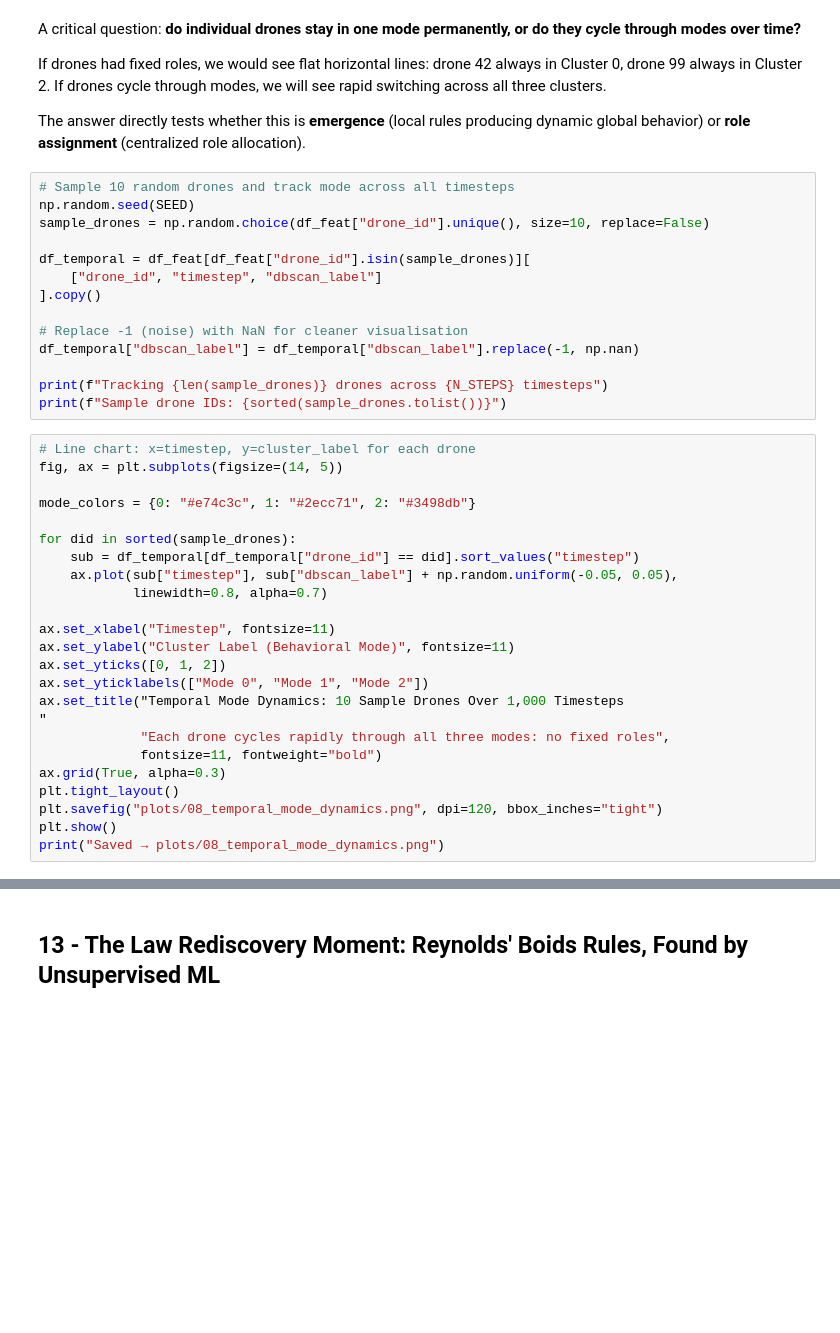
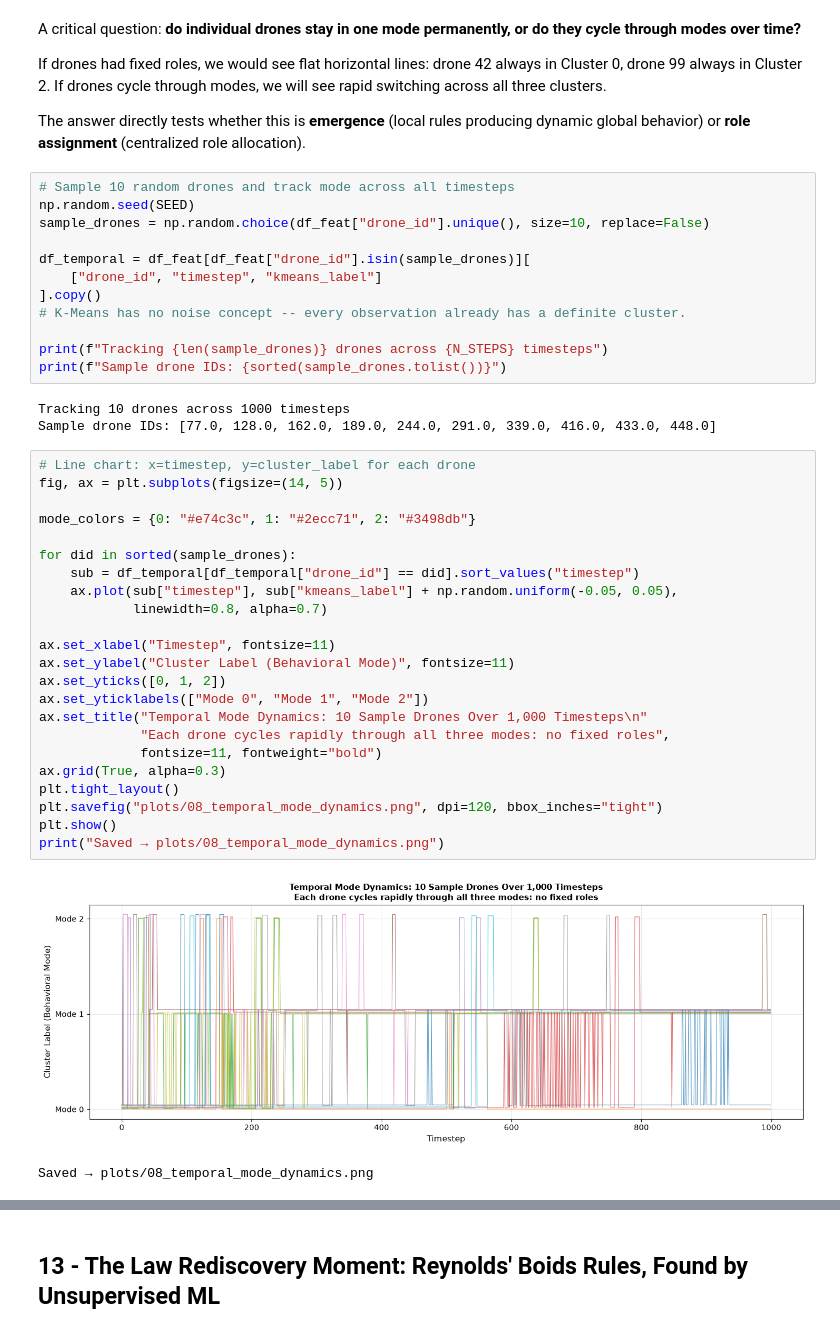
Before and after one commit to vishivishvish/case-studies, a Jupyter notebook: 005 - Autonomous Drone Swarm Behavioral Clustering/drone_swarm_clustering.ipynb, the cells around one changed output, grey strips where cells are left out. Cells and saved outputs as stored; diff of their text form; blank space fills up the shorter version.

```diff
--- a/005 - Autonomous Drone Swarm Behavioral Clustering/drone_swarm_clustering.ipynb
+++ b/005 - Autonomous Drone Swarm Behavioral Clustering/drone_swarm_clustering.ipynb
@@ -912,38 +1174,41 @@ np.random.seed(SEED)
 sample_drones = np.random.choice(df_feat["drone_id"].unique(), size=10, replace=False)
 
 df_temporal = df_feat[df_feat["drone_id"].isin(sample_drones)][
-    ["drone_id", "timestep", "dbscan_label"]
+    ["drone_id", "timestep", "kmeans_label"]
 ].copy()
-
-# Replace -1 (noise) with NaN for cleaner visualisation
-df_temporal["dbscan_label"] = df_temporal["dbscan_label"].replace(-1, np.nan)
+# K-Means has no noise concept -- every observation already has a definite cluster.
 
 print(f"Tracking {len(sample_drones)} drones across {N_STEPS} timesteps")
 print(f"Sample drone IDs: {sorted(sample_drones.tolist())}")
+# %% [output]
+Tracking 10 drones across 1000 timesteps
+Sample drone IDs: [77.0, 128.0, 162.0, 189.0, 244.0, 291.0, 339.0, 416.0, 433.0, 448.0]
 # %%
 # Line chart: x=timestep, y=cluster_label for each drone
 fig, ax = plt.subplots(figsize=(14, 5))
 
 mode_colors = {0: "#e74c3c", 1: "#2ecc71", 2: "#3498db"}
 
 for did in sorted(sample_drones):
     sub = df_temporal[df_temporal["drone_id"] == did].sort_values("timestep")
-    ax.plot(sub["timestep"], sub["dbscan_label"] + np.random.uniform(-0.05, 0.05),
+    ax.plot(sub["timestep"], sub["kmeans_label"] + np.random.uniform(-0.05, 0.05),
             linewidth=0.8, alpha=0.7)
 
 ax.set_xlabel("Timestep", fontsize=11)
 ax.set_ylabel("Cluster Label (Behavioral Mode)", fontsize=11)
 ax.set_yticks([0, 1, 2])
 ax.set_yticklabels(["Mode 0", "Mode 1", "Mode 2"])
-ax.set_title("Temporal Mode Dynamics: 10 Sample Drones Over 1,000 Timesteps
-"
+ax.set_title("Temporal Mode Dynamics: 10 Sample Drones Over 1,000 Timesteps\n"
              "Each drone cycles rapidly through all three modes: no fixed roles",
              fontsize=11, fontweight="bold")
 ax.grid(True, alpha=0.3)
 plt.tight_layout()
 plt.savefig("plots/08_temporal_mode_dynamics.png", dpi=120, bbox_inches="tight")
 plt.show()
 print("Saved → plots/08_temporal_mode_dynamics.png")
+# %% [output]
+[figure, added]
+Saved → plots/08_temporal_mode_dynamics.png
 # %%
 # Mode transition frequency per drone
 print("Mode switching frequency (transitions per drone per 1000 timesteps):")
```
Also changed, not shown: parts of 138 cells of this notebook, 1 other file.
